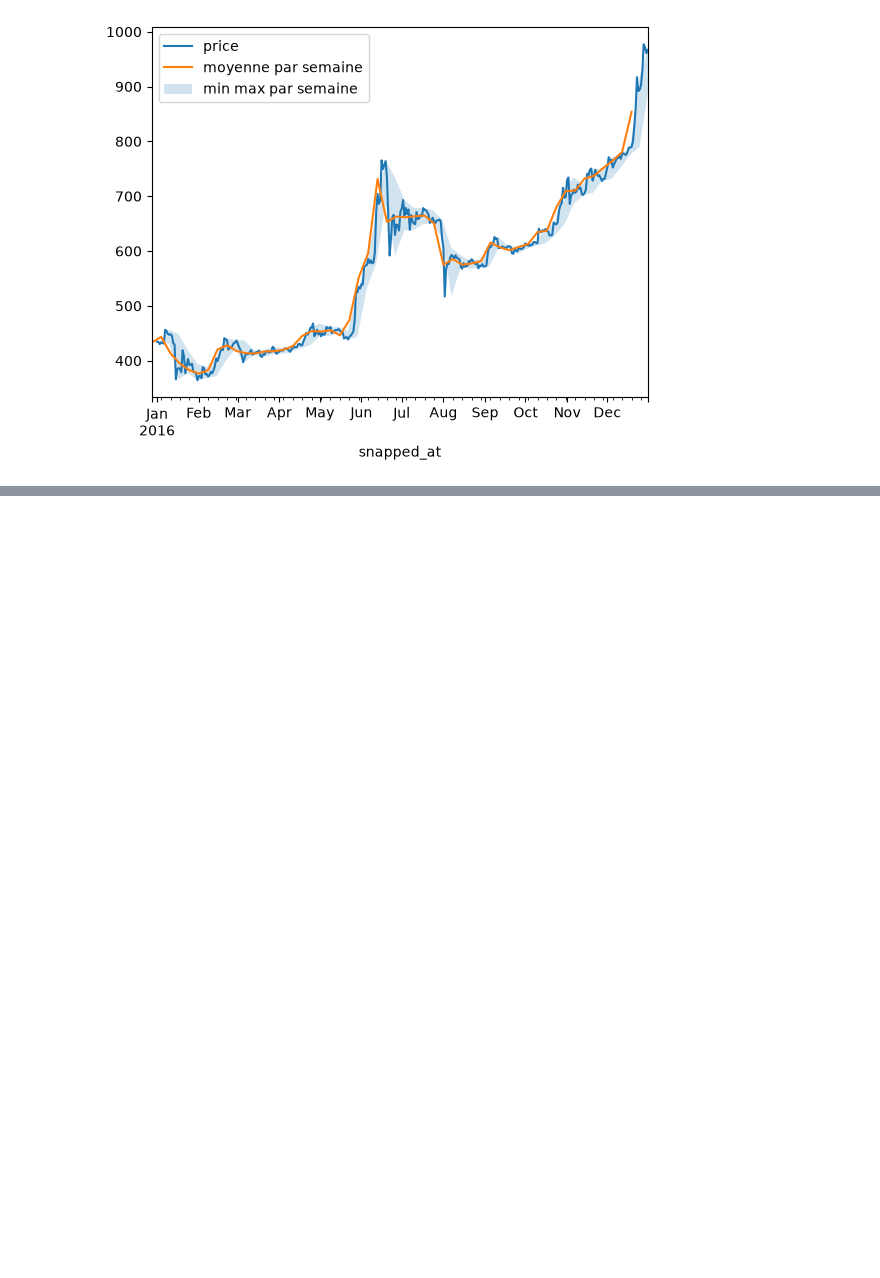
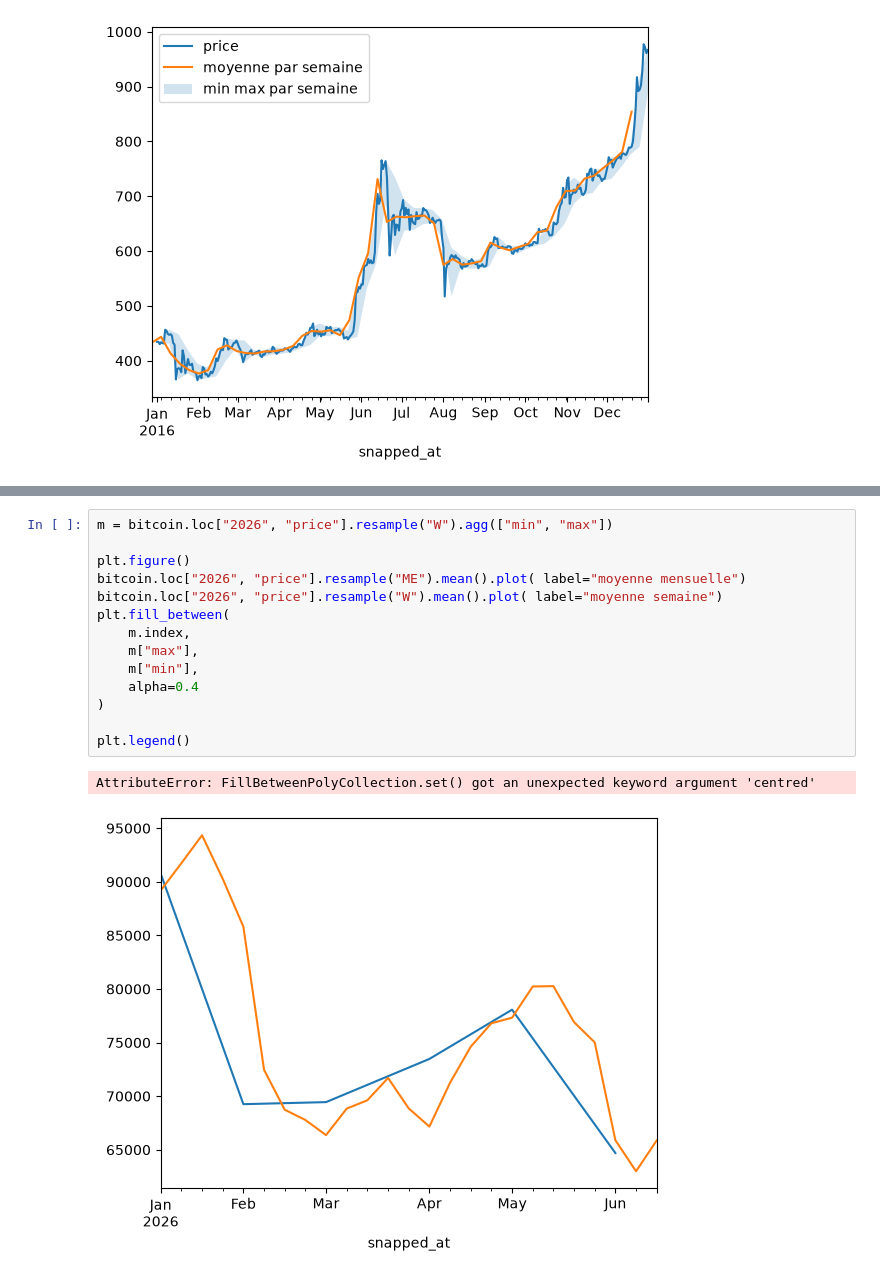
Before and after one commit to webdevproformation/m2-iot-juin2026, a Jupyter notebook: jour04/01-temporel.ipynb, the cells around one changed output, grey strips where cells are left out. Saved outputs shown, nothing was run; the diff lists cells and outputs as text; blank space fills up the shorter version.

```diff
--- a/jour04/01-temporel.ipynb
+++ b/jour04/01-temporel.ipynb
@@ -90,0 +98,17 @@ plt.legend()
+# %%
+m = bitcoin.loc["2026", "price"].resample("W").agg(["min", "max"])
+
+plt.figure()
+bitcoin.loc["2026", "price"].resample("ME").mean().plot( label="moyenne mensuelle")
+bitcoin.loc["2026", "price"].resample("W").mean().plot( label="moyenne semaine")
+plt.fill_between(
+    m.index,
+    m["max"],
+    m["min"],
+    alpha=0.4
+)
+
+plt.legend()
+# %% [output]
+AttributeError: FillBetweenPolyCollection.set() got an unexpected keyword argument 'centred'
+[figure, added]
```
Also changed, not shown: parts of 1 cell of this notebook.
